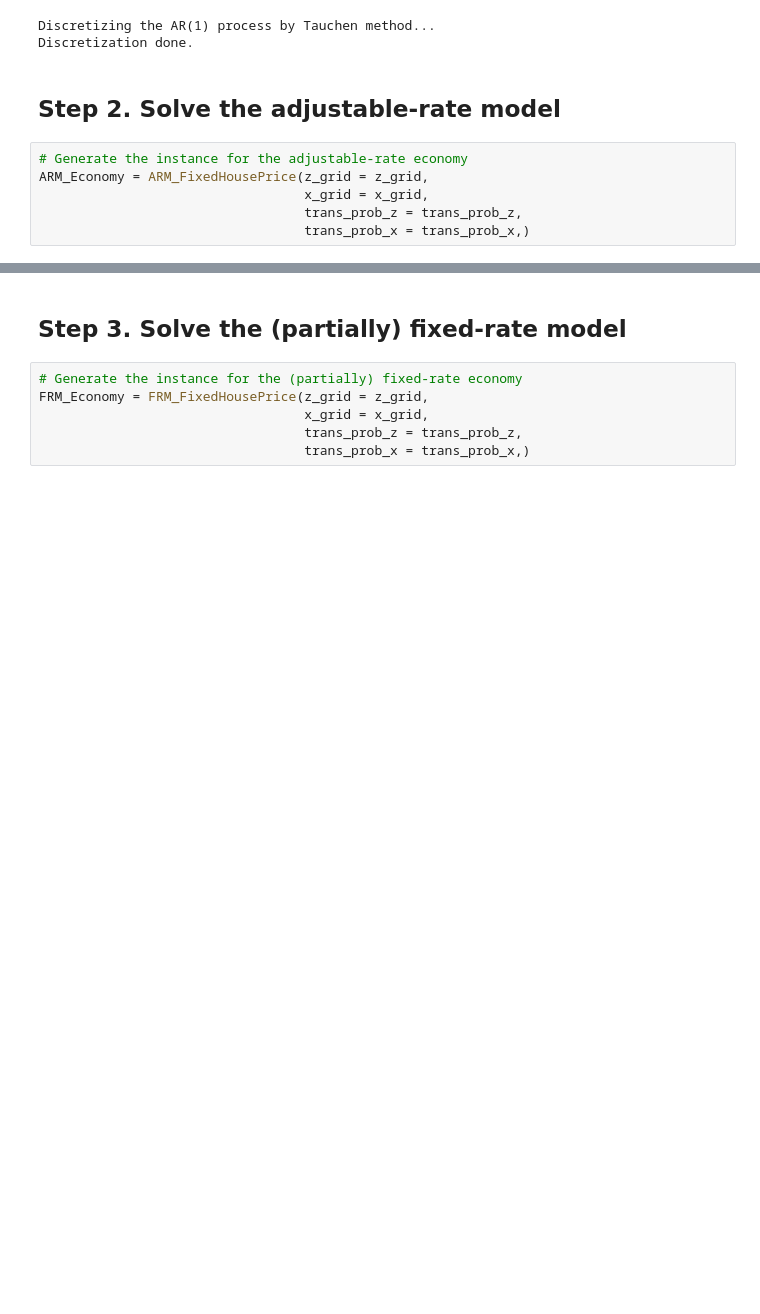
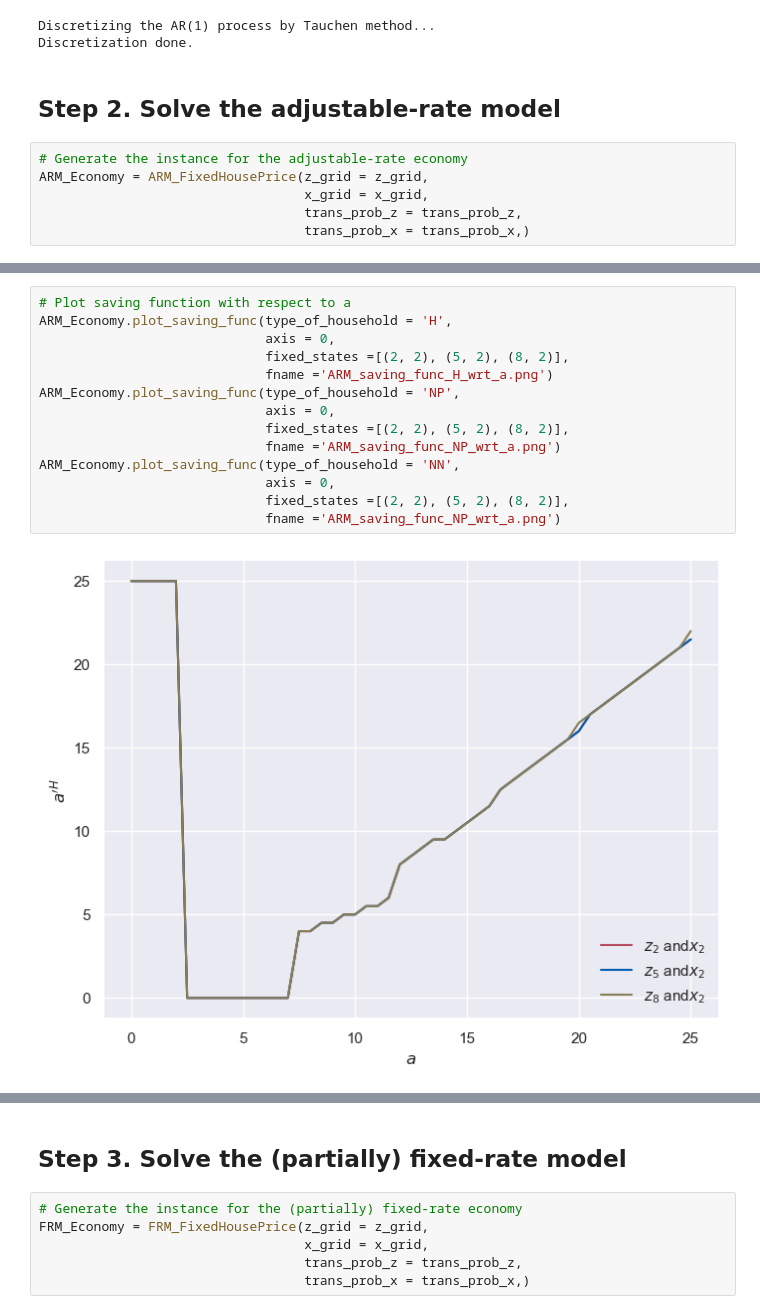
Before and after one commit to mtanaka25/WashU_Quant_Macro_project, a Jupyter notebook: main.ipynb, the cells around one changed output, grey strips where cells are left out. Saved outputs shown, nothing was run; the diff lists cells and outputs as text; blank space fills up the shorter version.

```diff
--- a/main.ipynb
+++ b/main.ipynb
@@ -79,0 +93,16 @@ elapsed time = 0:02:38.975709
+# %%
+# Plot saving function with respect to a
+ARM_Economy.plot_saving_func(type_of_household = 'H',
+                             axis = 0,
+                             fixed_states =[(2, 2), (5, 2), (8, 2)],
+                             fname ='ARM_saving_func_H_wrt_a.png')
+ARM_Economy.plot_saving_func(type_of_household = 'NP',
+                             axis = 0,
+                             fixed_states =[(2, 2), (5, 2), (8, 2)],
+                             fname ='ARM_saving_func_NP_wrt_a.png')
+ARM_Economy.plot_saving_func(type_of_household = 'NN',
+                             axis = 0,
+                             fixed_states =[(2, 2), (5, 2), (8, 2)],
+                             fname ='ARM_saving_func_NP_wrt_a.png')
+# %% [output]
+[figure, added]
```
Also changed, not shown: parts of 12 cells of this notebook, 2 other files.
